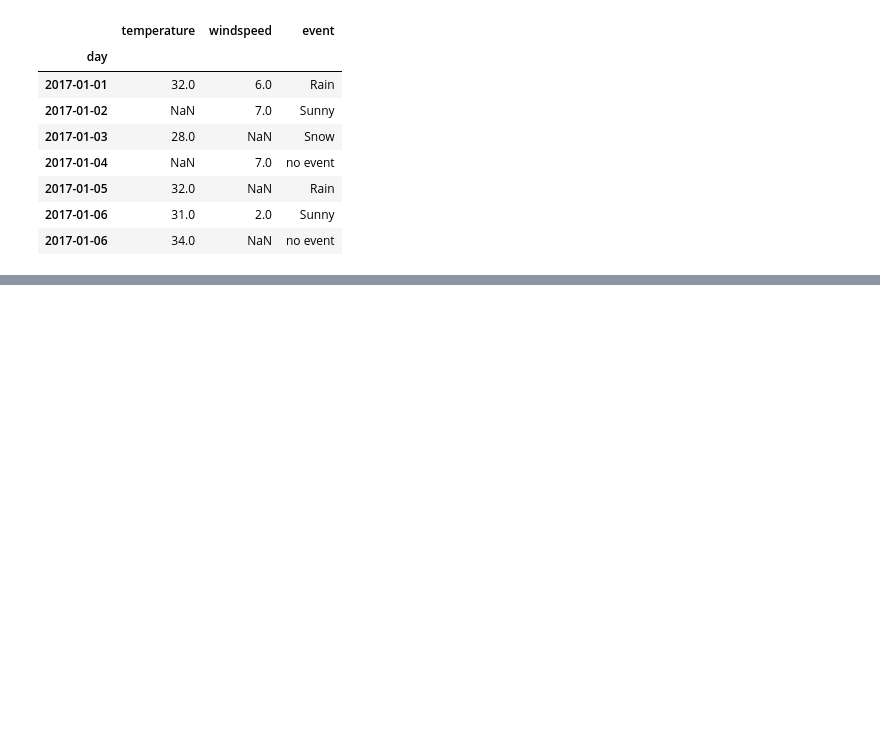
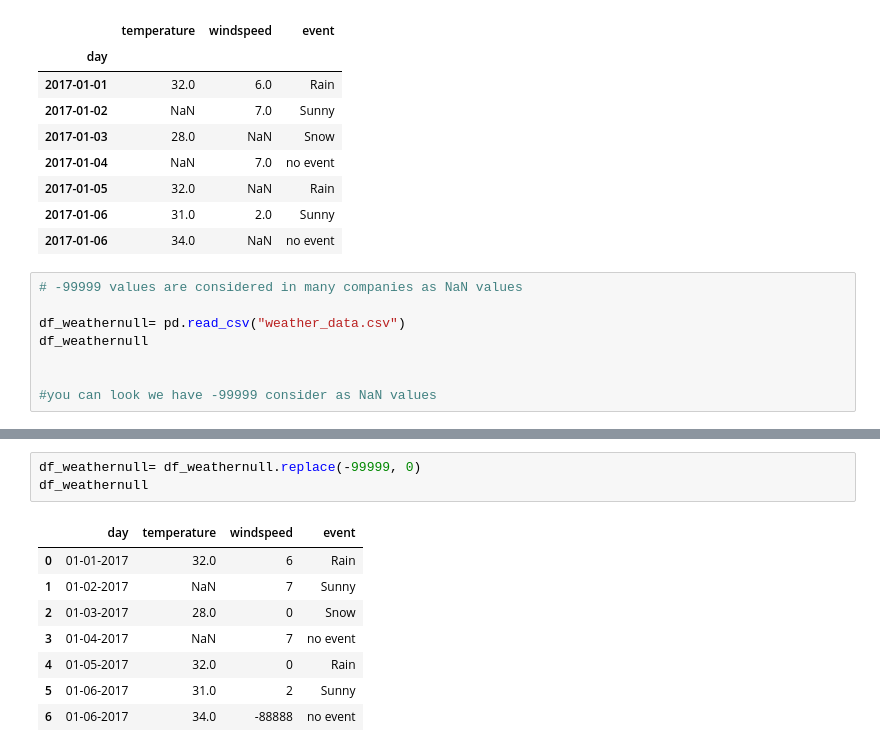
Before and after one commit to azeem932356/Numpy-Pandas-OpenCV-DataVisualization-DataScraping, a Jupyter notebook: Pandas/Pandas.ipynb, the cells around one changed output, grey strips where cells are left out. Drawn from its saved outputs; the diff is of its cells as text; blank space fills up the shorter version.

Commit message:
replace()

```diff
--- a/Pandas/Pandas.ipynb
+++ b/Pandas/Pandas.ipynb
@@ -958,3 +958,11 @@ df_weatherdropnacondition
 | 2017-01-05 | 32.0 | NaN | Rain |
 | 2017-01-06 | 31.0 | 2.0 | Sunny |
 | 2017-01-06 | 34.0 | NaN | no event |
+# %%
+# -99999 values are considered in many companies as NaN values
+
+df_weathernull= pd.read_csv("weather_data.csv")
+df_weathernull
+
+
+#you can look we have -99999 consider as NaN values
@@ -960,0 +978,12 @@ df_weatherdropnacondition
+# %%
+df_weathernull= df_weathernull.replace(-99999, 0)
+df_weathernull
+# %% [output]
+|  | day | temperature | windspeed | event |
+| 0 | 01-01-2017 | 32.0 | 6 | Rain |
+| 1 | 01-02-2017 | NaN | 7 | Sunny |
+| 2 | 01-03-2017 | 28.0 | 0 | Snow |
+| 3 | 01-04-2017 | NaN | 7 | no event |
+| 4 | 01-05-2017 | 32.0 | 0 | Rain |
+| 5 | 01-06-2017 | 31.0 | 2 | Sunny |
+| 6 | 01-06-2017 | 34.0 | -88888 | no event |
```
Also changed, not shown: parts of 12 cells of this notebook.
